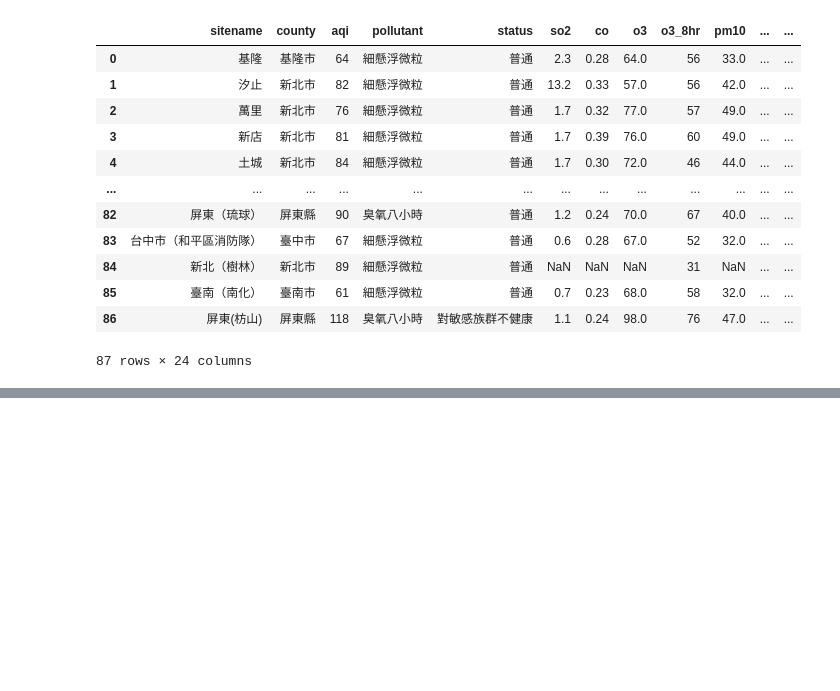
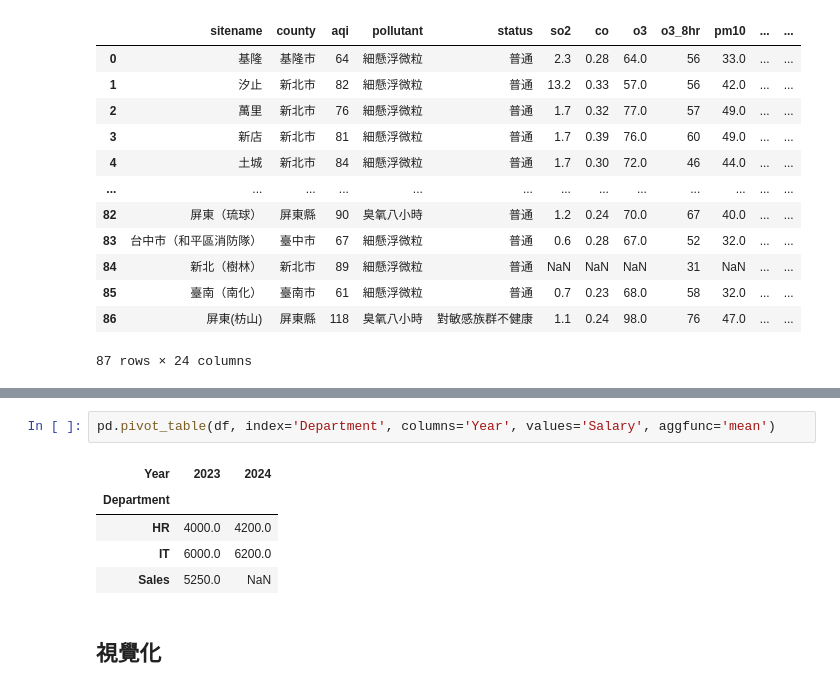
Before and after one commit to imchihchao/aop113b, a Jupyter notebook: nb03.ipynb, the cells around one changed output, grey strips where cells are left out. Drawn from its saved outputs; the diff is of its cells as text; blank space fills up the shorter version.

```diff
--- a/nb03.ipynb
+++ b/nb03.ipynb
@@ -698,0 +720,10 @@ df
+# %%
+pd.pivot_table(df, index='Department', columns='Year', values='Salary', aggfunc='mean')
+# %% [output]
+| Year | 2023 | 2024 |
+| Department |  |  |
+| HR | 4000.0 | 4200.0 |
+| IT | 6000.0 | 6200.0 |
+| Sales | 5250.0 | NaN |
+# %% [markdown]
+## 視覺化
```
Also changed, not shown: parts of 5 cells of this notebook.
